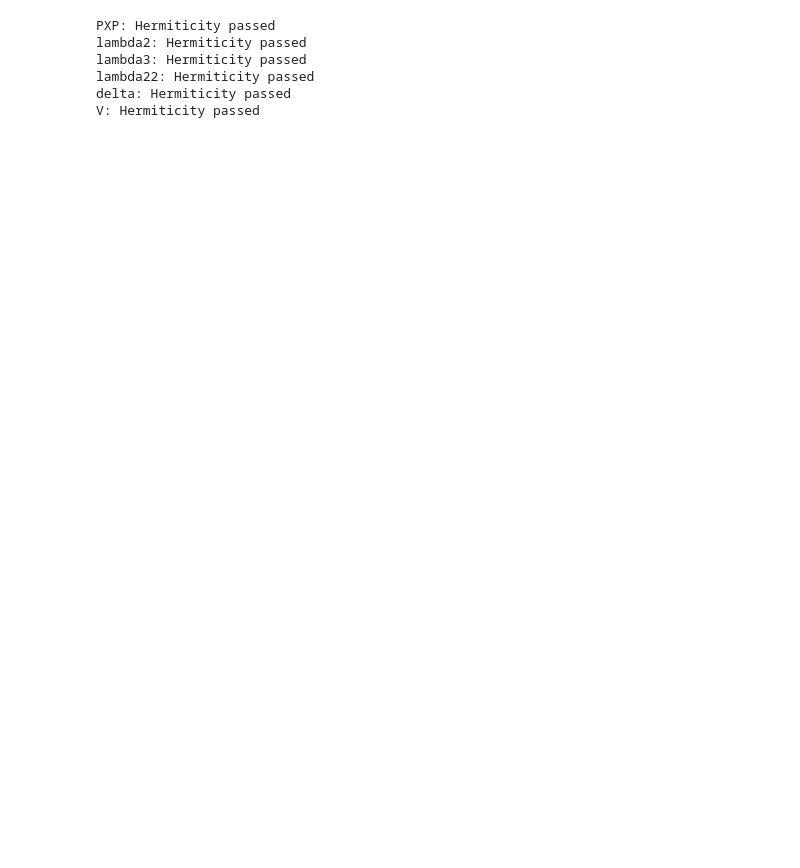
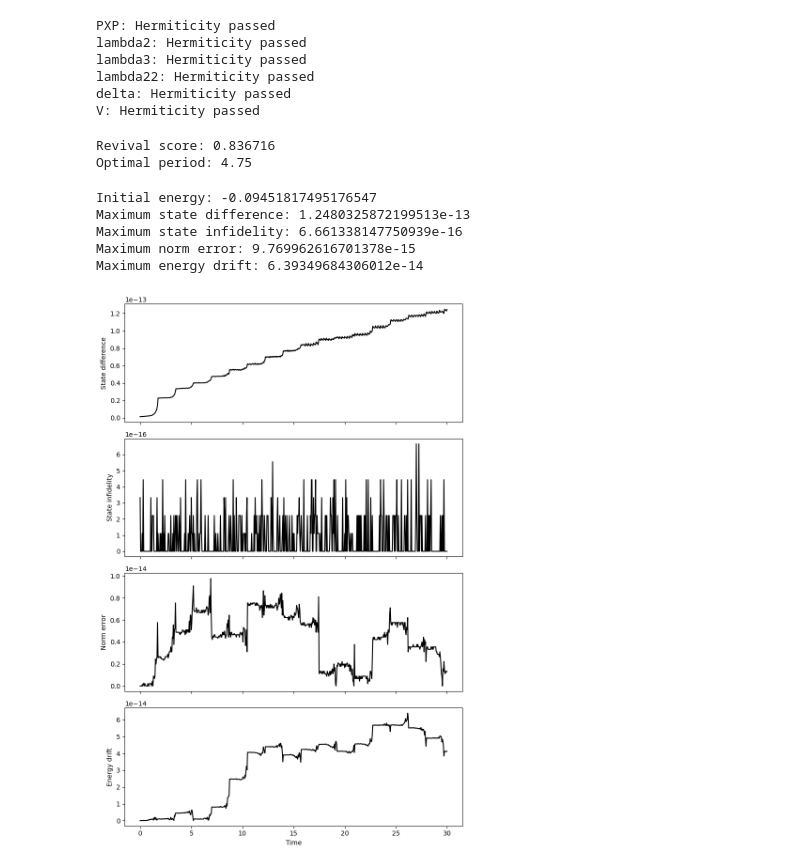
Before and after one commit to ahmetbkavruk/ML-scars, a Jupyter notebook: main.ipynb, the cells around one changed output. Drawn from its saved outputs; the diff is of its cells as text; code cells hidden in the pictures; blank space fills up the shorter version.

Commit message:
Add dynamics and initialize benchmarks

```diff
--- a/main.ipynb
+++ b/main.ipynb
@@ -41,3 +43,69 @@ lambda3: Hermiticity passed
 lambda22: Hermiticity passed
 delta: Hermiticity passed
 V: Hermiticity passed
+# %%
+# Checking Z2 revival score and optimal period
+
+L = 8
+state = basisStates(L)
+indices = build_constrained_basis(L)
+
+H_full = build_deformed_pxp_hamiltonian(state)
+
+H = H_full[indices, :][:, indices]
+
+# Construct Z2
+initial_state = "10" * (L // 2)
+
+initial_full_index = state.getIndex(initial_state)
+initial_index = indices.index(initial_full_index)
+
+times, probabilities = return_probability(H, initial_index)
+
+score, period = revival_score(probabilities)
+
+print(f"Revival score: {score:.6f}")
+print(f"Optimal period: {period}")
+# %% [output]
+Revival score: 0.836716
+Optimal period: 4.75
+# %%
+rng = np.random.default_rng(42)
+
+psi0 = rng.normal(size=H.shape[0]) + 1j * rng.normal(size=H.shape[0])
+psi0 /= np.linalg.norm(psi0)
+
+print("Initial energy:", energy_expectation(H, psi0))
+
+results = benchmark_time_evolution(H, psi0)
+
+print("Maximum state difference:", max(results["state_differences"]))
+print("Maximum state infidelity:", max(results["infidelities"]))
+print("Maximum norm error:", max(results["norm_errors"]))
+print("Maximum energy drift:", max(results["energy_errors"]))
+# %% [output]
+Initial energy: -0.09451817495176547
+Maximum state difference: 1.2480325872199513e-13
+Maximum state infidelity: 6.661338147750939e-16
+Maximum norm error: 9.769962616701378e-15
+Maximum energy drift: 6.39349684306012e-14
+# %%
+fig, axes = plt.subplots(4, 1, figsize=(8, 12), sharex=True)
+
+axes[0].plot(results["times"], results["state_differences"], color="black")
+axes[0].set_ylabel("State difference")
+
+axes[1].plot(results["times"], results["infidelities"], color="black")
+axes[1].set_ylabel("State infidelity")
+
+axes[2].plot(results["times"], results["norm_errors"], color="black")
+axes[2].set_ylabel("Norm error")
+
+axes[3].plot(results["times"], results["energy_errors"], color="black")
+axes[3].set_ylabel("Energy drift")
+axes[3].set_xlabel("Time")
+
+plt.tight_layout()
+plt.show()
+# %% [output]
+[figure, added]
```
Also changed, not shown: parts of 1 cell of this notebook, 2 other files.
